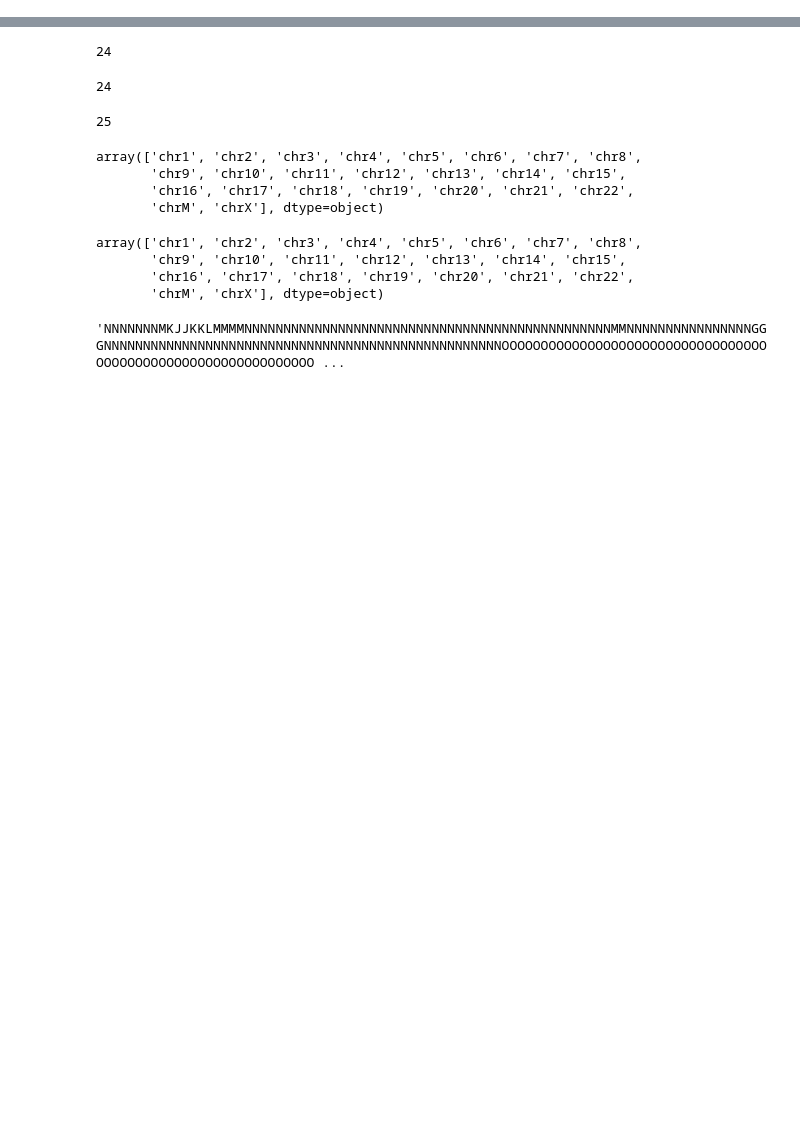
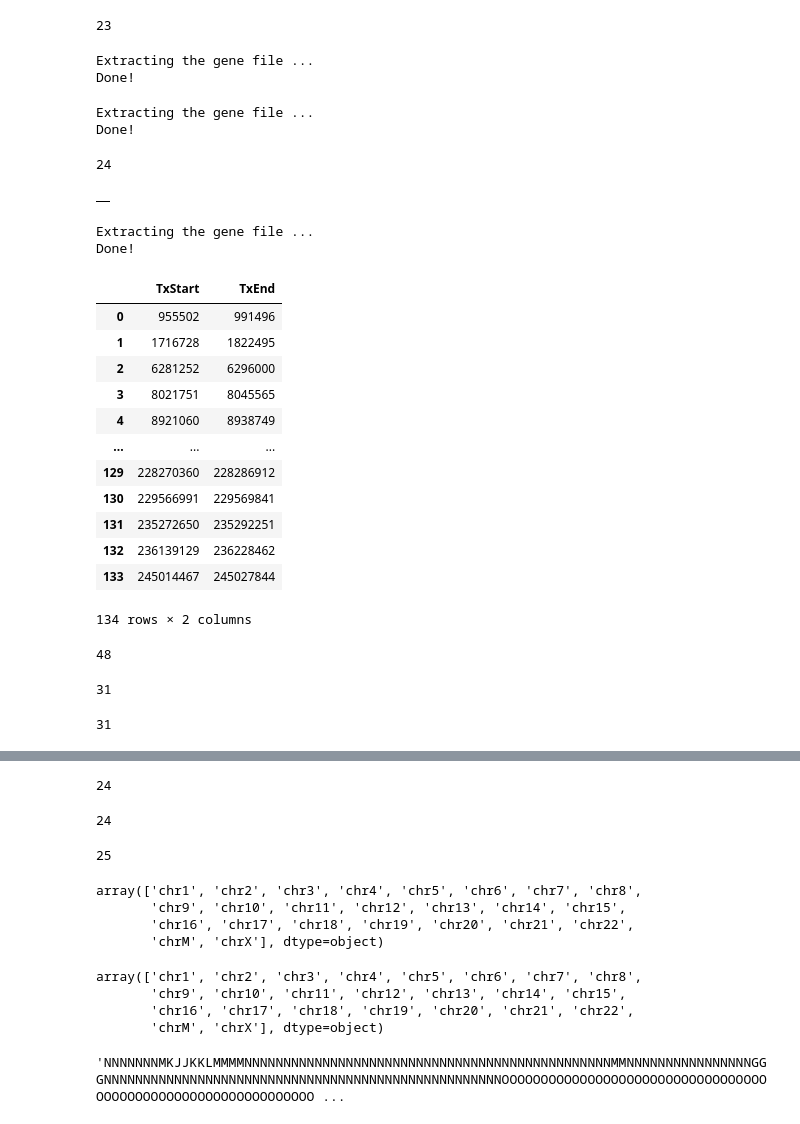
Before and after one commit to caocao0525/NSP, a Jupyter notebook: sandbox_absolutely.ipynb, the cells around one changed output, grey strips where cells are left out. Saved outputs shown, nothing was run; the diff lists cells and outputs as text; code cells hidden in the pictures; blank space fills up the shorter version.

```diff
--- a/sandbox_absolutely.ipynb
+++ b/sandbox_absolutely.ipynb
@@ -2,0 +89,23 @@ from css_utility import *
+# %%
+len(css_prom_lst_all_116)
+# %% [output]
+23
+# %%
+new_gene_lst_all,trimmed_df=extProm_wrt_g_exp(gene_file_path, df, up_num=2000, down_num=4000,unit=200)
+# %% [output]
+Extracting the gene file ...
+Done!
+# %%
+g_lst_chr=Gexp_Gene2GLChr(gene_file_path)
+g_lst_chr_merged=merge_intervals(g_lst_chr)
+# %% [output]
+Extracting the gene file ...
+Done!
+# %%
+len(g_lst_chr_merged)
+# %% [output]
+24
+# %%
+new_gene_lst_all[1]
+# %% [output]
+|  |
@@ -2,0 +159,29 @@ from css_utility import *
+# %%
+g_df_chr_collapsed_lst=Gexp_Gene2GLChr(exp_gene_file='../database/roadmap/gene_exp/refFlat_byCellType/rpkm50/E003_gene_highlyexpressed.refFlat')
+# %% [output]
+Extracting the gene file ...
+Done!
+# %%
+g_df_chr_collapsed_lst[0]
+# %% [output]
+|  | TxStart | TxEnd |
+| 0 | 955502 | 991496 |
+| 1 | 1716728 | 1822495 |
+| 2 | 6281252 | 6296000 |
+| 3 | 8021751 | 8045565 |
+| 4 | 8921060 | 8938749 |
+| ... | ... | ... |
+| 129 | 228270360 | 228286912 |
+| 130 | 229566991 | 229569841 |
+| 131 | 235272650 | 235292251 |
+| 132 | 236139129 | 236228462 |
+| 133 | 245014467 | 245027844 |
+134 rows × 2 columns
+# %%
+len(flatLst(g_df_chr_collapsed_lst))
+# %% [output]
+48
+# %%
+len(g_df_chr_collapsed_lst[3])
+# %% [output]
+31
@@ -2,0 +190,4 @@ from css_utility import *
+# %%
+len(g_df_chr_collapsed_lst_m[3])
+# %% [output]
+31
```
Also changed, not shown: parts of 26 cells of this notebook, 3 other files.
